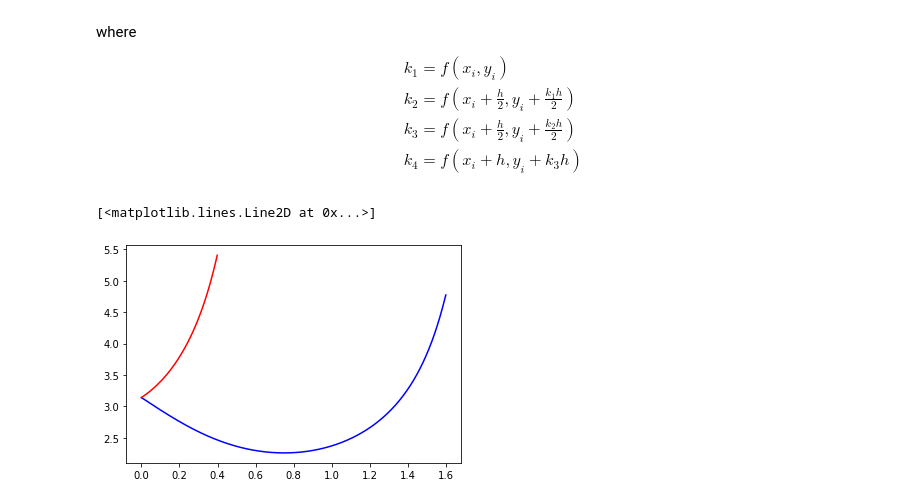
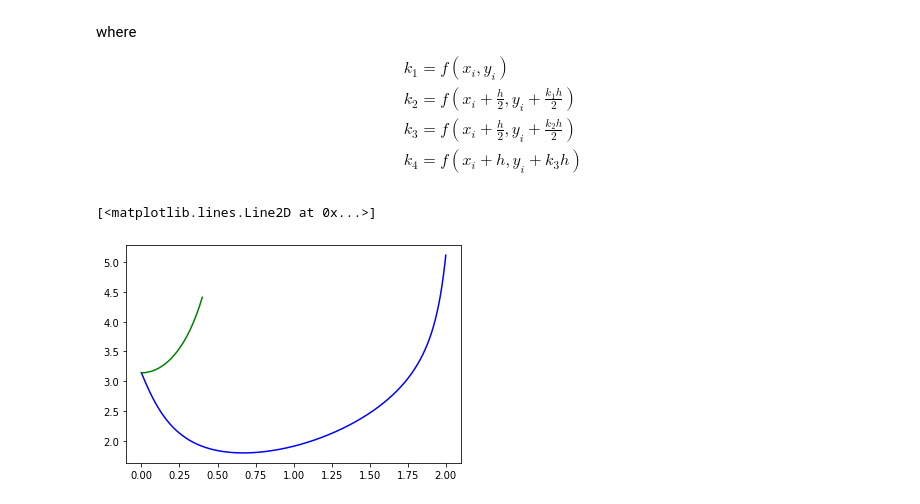
Before and after one commit to nurfnick/Numerical_Methods, a Jupyter notebook: ProjectPart8ODE.ipynb, the cells around one changed output. Saved outputs shown, nothing was run; the diff lists cells and outputs as text; code cells hidden in the pictures.

```diff
--- a/ProjectPart8ODE.ipynb
+++ b/ProjectPart8ODE.ipynb
@@ -27,8 +27,8 @@ $$
 $$
 Mostly cause I don't know how to solve it ;)
 # %%
-f = lambda x,y: 2*np.cos(x)+x*y**2# this is my function from above
-t = np.linspace(0, 2, 1000) #this is the interval I'll look at the solution for
+f = lambda x,y: 2*x*np.cos(x)+x*y**2# this is my function from above
+t = np.linspace(0, 2, 1000000) #this is the interval I'll look at the solution for
 
 sol = integrate.odeint(f,np.pi,t)
 # %%
@@ -97,9 +97,9 @@ def rungeKutta(function, initialValue, intervalForSolution):
 # %%
 rsol = rungeKutta(f,np.pi,t)
 # %%
-plt.plot(t[0:800], sol[0:800],'b')
-#plt.plot(t[0:100], mysol[0:100],'g')
-plt.plot(t[0:200],rsol[0:200],'r')
+plt.plot(t, sol,'b')
+plt.plot(t[0:200000], mysol[0:200000],'g')
+#plt.plot(t[0:200000],rsol[0:200000],'r')
 # %% [output]
 [<matplotlib.lines.Line2D at 0x...>]
-[figure, old version]
+[figure, new version]
```
Also changed, not shown: parts of 2 cells of this notebook.
